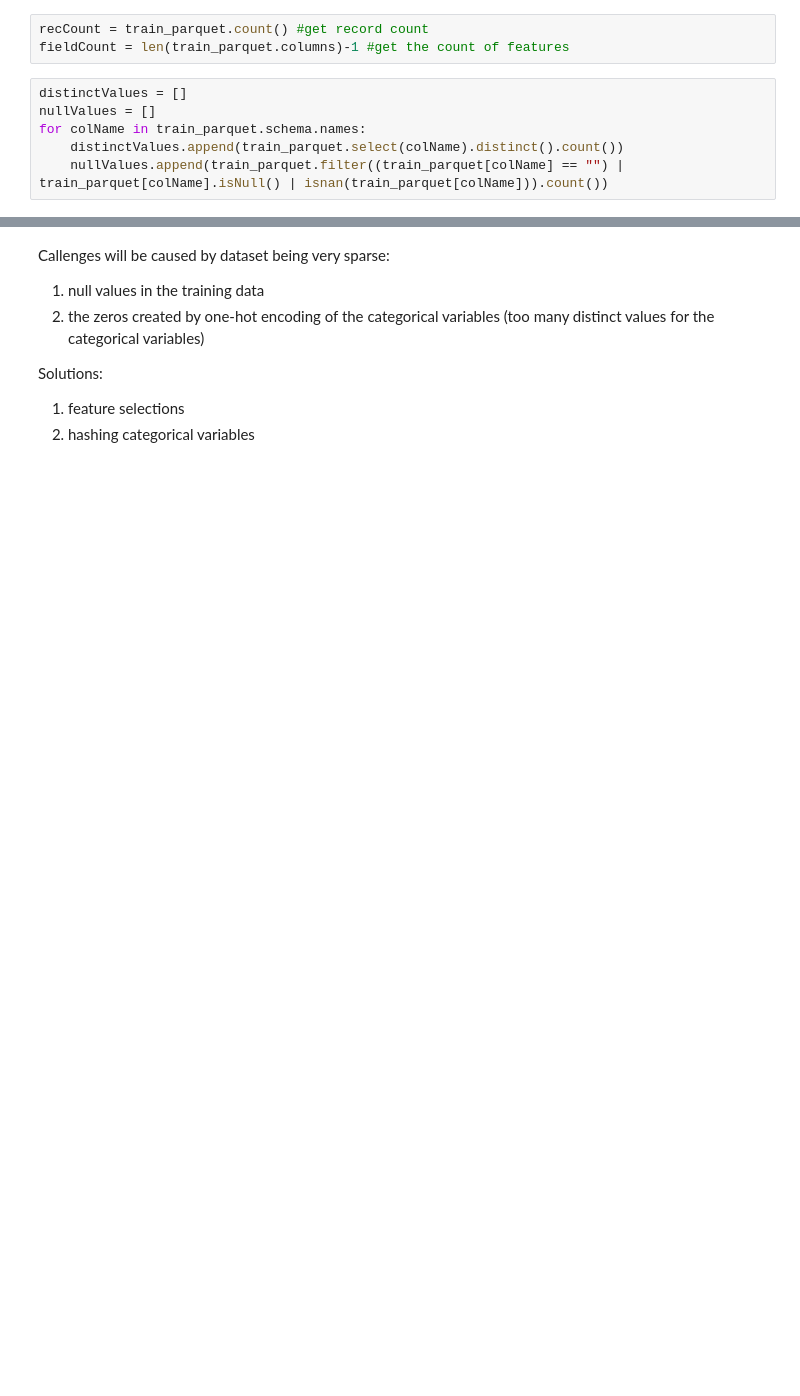
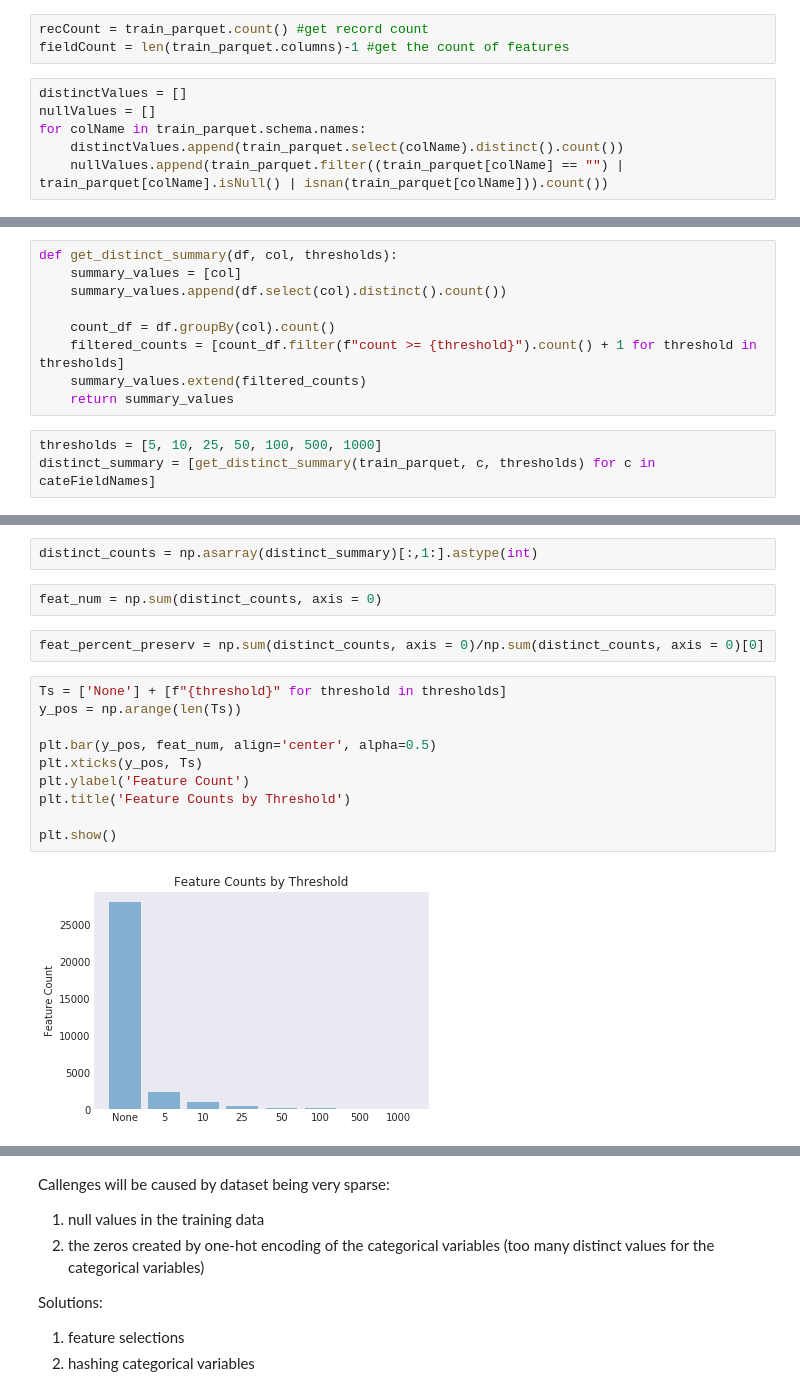
Before and after one commit to erikhou45/ctr-prediction, a Jupyter notebook: final_project_hou.ipynb, the cells around one changed output, grey strips where cells are left out. Drawn from its saved outputs; the diff is of its cells as text; blank space fills up the shorter version.

```diff
--- a/final_project_hou.ipynb
+++ b/final_project_hou.ipynb
@@ -144,0 +111,12 @@ cate_feature_26| 142572         | 20172858       | 44.0%
+# %%
+def get_distinct_summary(df, col, thresholds):
+    summary_values = [col]
+    summary_values.append(df.select(col).distinct().count())
+
+    count_df = df.groupBy(col).count()
+    filtered_counts = [count_df.filter(f"count >= {threshold}").count() + 1 for threshold in thresholds]
+    summary_values.extend(filtered_counts)
+    return summary_values
+# %%
+thresholds = [5, 10, 25, 50, 100, 500, 1000]
+distinct_summary = [get_distinct_summary(train_parquet, c, thresholds) for c in cateFieldNames]
@@ -144,0 +144,18 @@ cate_feature_26| 142572         | 20172858       | 44.0%
+# %%
+distinct_counts = np.asarray(distinct_summary)[:,1:].astype(int)
+# %%
+feat_num = np.sum(distinct_counts, axis = 0)
+# %%
+feat_percent_preserv = np.sum(distinct_counts, axis = 0)/np.sum(distinct_counts, axis = 0)[0]
+# %%
+Ts = ['None'] + [f"{threshold}" for threshold in thresholds]
+y_pos = np.arange(len(Ts))
+
+plt.bar(y_pos, feat_num, align='center', alpha=0.5)
+plt.xticks(y_pos, Ts)
+plt.ylabel('Feature Count')
+plt.title('Feature Counts by Threshold')
+
+plt.show()
+# %% [output]
+[figure, added]
```
Also changed, not shown: parts of 16 cells of this notebook.
